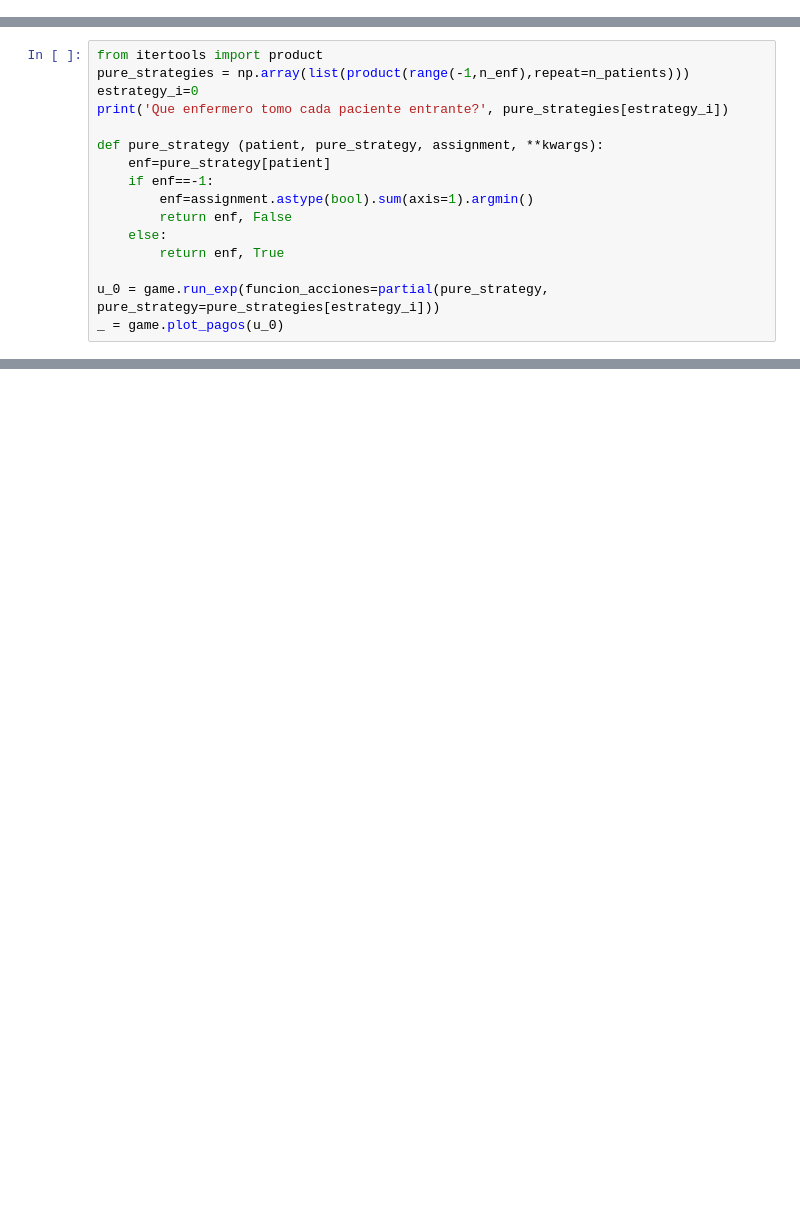
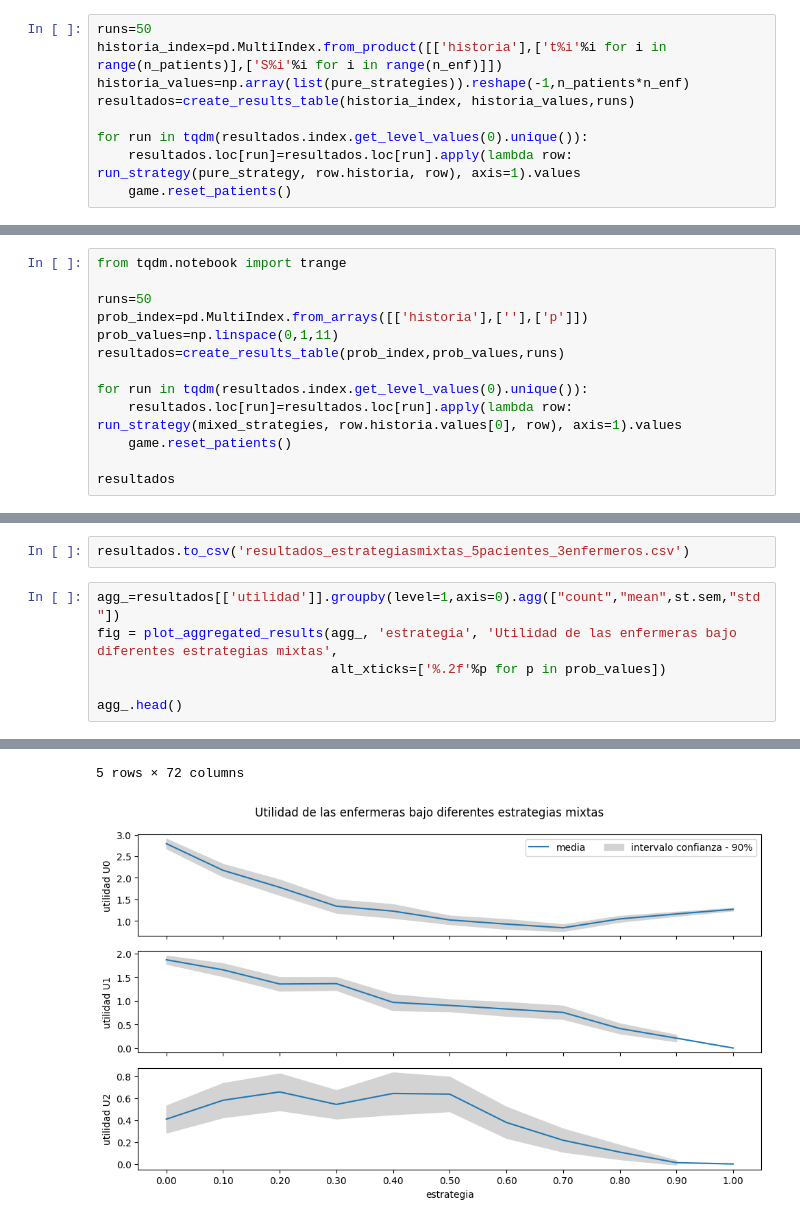
Before and after one commit to asgutierrt/Patient-Assignment-from-Game-Theory-and-ABMS, a Jupyter notebook: enfermeria.ipynb, the cells around one changed output, grey strips where cells are left out. Saved outputs shown, nothing was run; the diff lists cells and outputs as text; blank space fills up the shorter version.

```diff
--- a/enfermeria.ipynb
+++ b/enfermeria.ipynb
@@ -72,0 +168,9 @@ _=game.plot_pacientes()
+# %%
+runs=50
+historia_index=pd.MultiIndex.from_product([['historia'],['t%i'%i for i in range(n_patients)],['S%i'%i for i in range(n_enf)]])
+historia_values=np.array(list(pure_strategies)).reshape(-1,n_patients*n_enf)
+resultados=create_results_table(historia_index, historia_values,runs)
+
+for run in tqdm(resultados.index.get_level_values(0).unique()):
+    resultados.loc[run]=resultados.loc[run].apply(lambda row: run_strategy(pure_strategy, row.historia, row), axis=1).values
+    game.reset_patients()
@@ -104,16 +212,0 @@ _ = game.plot_pagos(u_0)
-# %%
-from itertools import product
-pure_strategies = np.array(list(product(range(-1,n_enf),repeat=n_patients)))
-estrategy_i=0
-print('Que enfermero tomo cada paciente entrante?', pure_strategies[estrategy_i])
-
-def pure_strategy (patient, pure_strategy, assignment, **kwargs):
-    enf=pure_strategy[patient]
-    if enf==-1:
-        enf=assignment.astype(bool).sum(axis=1).argmin()
-        return enf, False
-    else:
-        return enf, True
-
-u_0 = game.run_exp(funcion_acciones=partial(pure_strategy, pure_strategy=pure_strategies[estrategy_i]))
-_ = game.plot_pagos(u_0)
@@ -151,0 +213,13 @@ resultados
+# %%
+from tqdm.notebook import trange
+
+runs=50
+prob_index=pd.MultiIndex.from_arrays([['historia'],[''],['p']])
+prob_values=np.linspace(0,1,11)
+resultados=create_results_table(prob_index,prob_values,runs)
+
+for run in tqdm(resultados.index.get_level_values(0).unique()):
+    resultados.loc[run]=resultados.loc[run].apply(lambda row: run_strategy(mixed_strategies, row.historia.values[0], row), axis=1).values
+    game.reset_patients()
+
+resultados
@@ -151,0 +242,9 @@ resultados
+# %%
+resultados.to_csv('resultados_estrategiasmixtas_5pacientes_3enfermeros.csv')
+# %%
+agg_=resultados[['utilidad']].groupby(level=1,axis=0).agg(["count","mean",st.sem,"std"])
+fig = plot_aggregated_results(agg_, 'estrategia', 'Utilidad de las enfermeras bajo diferentes estrategias mixtas',
+                              alt_xticks=['%.2f'%p for p in prob_values])
+
+agg_.head()
+# %% [output]
@@ -151,0 +260,2 @@ resultados
+5 rows × 72 columns
+[figure, added]
```
Also changed, not shown: parts of 20 cells of this notebook, 12 other files.
